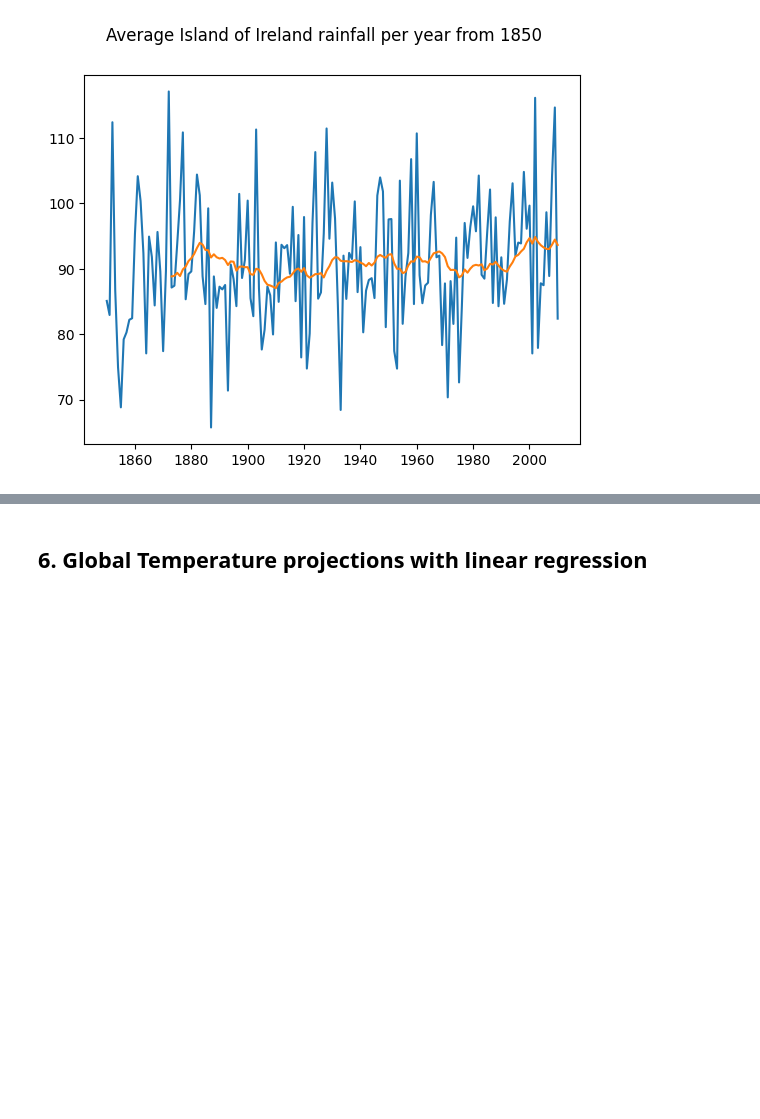
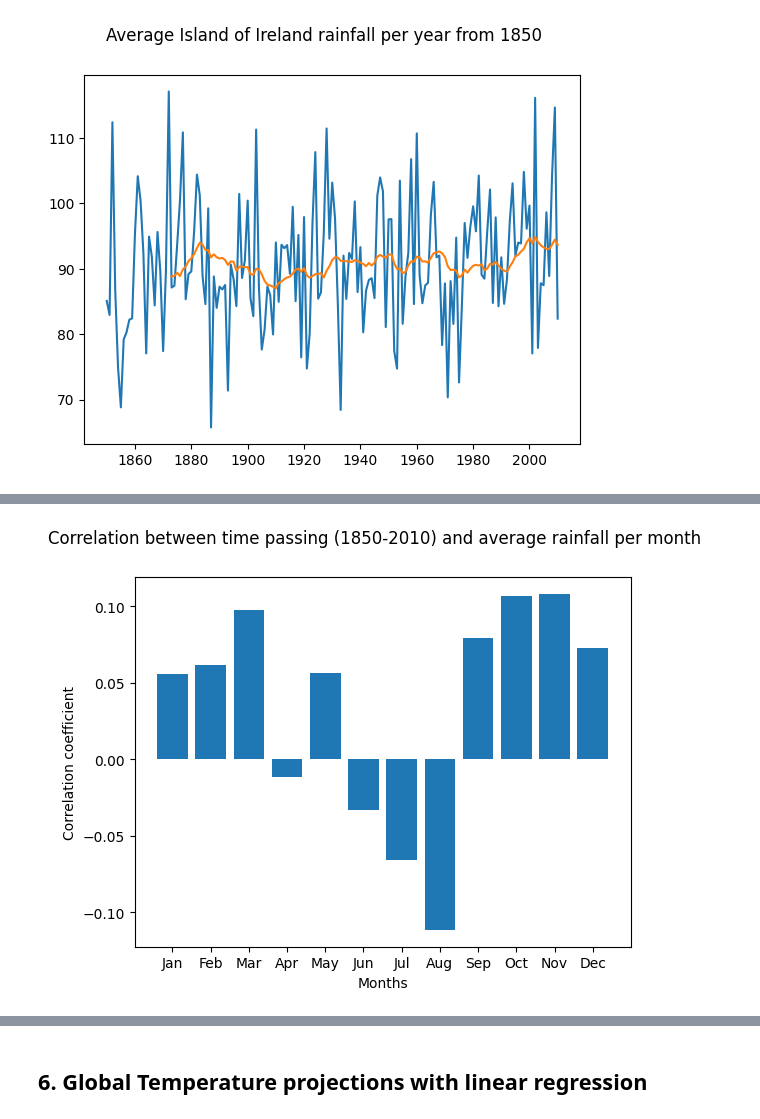
Before and after one commit to noyo0/ProgrammingForDataAnalysis_Project2, a Jupyter notebook: Project2/Project2.ipynb, the cells around one changed output, grey strips where cells are left out. Cells and saved outputs as stored; diff of their text form; code cells hidden in the pictures; blank space fills up the shorter version.

```diff
--- a/Project2/Project2.ipynb
+++ b/Project2/Project2.ipynb
@@ -1299,0 +1336,17 @@ Negligible correlation.
+# %%
+#Monthly correlations
+#IrishRainfall=IrishRainfall[IrishRainfall['Year']>1950] # alternative subset of time
+results=[]
+for m in IrishRainfall.columns[0:12]:#Excluding year which correlates with itself @1.0
+    result = np.corrcoef(IrishRainfall['Year'], IrishRainfall[m])
+    coef=result[0,1] #get month correlation (the first row second column from np.corcoef output)
+    results.append({'Month': m, 'Correlation': coef})
+    #print(coef)
+corr_results = pd.DataFrame(results)# convert dictionary to dataframe
+plt.bar(corr_results['Month'],corr_results['Correlation'])
+plt.suptitle('Correlation between time passing (1850-2010) and average rainfall per month')
+plt.ylabel('Correlation coefficient')
+plt.xlabel('Months')
+plt.show()
+# %% [output]
+[figure, added]
```
Also changed, not shown: parts of 24 cells of this notebook.
